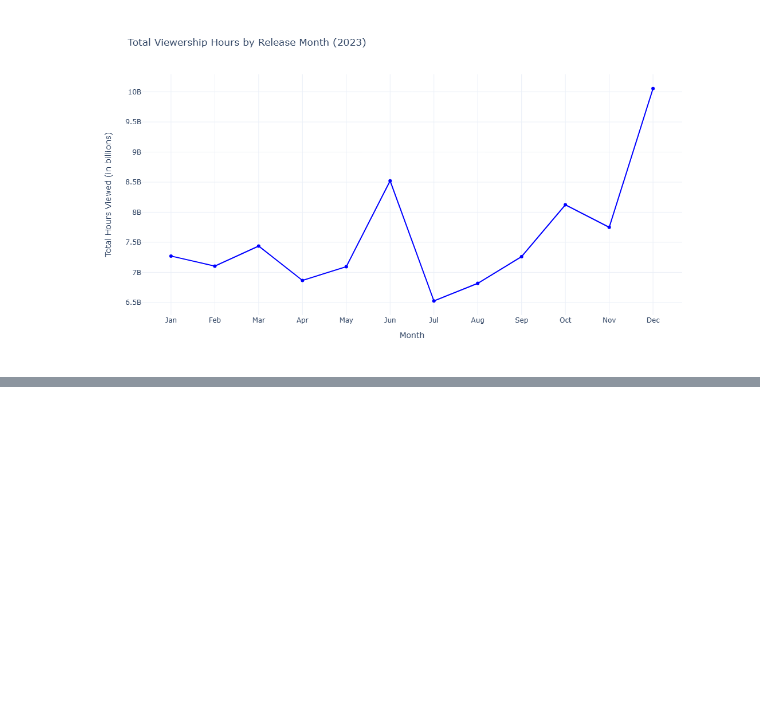
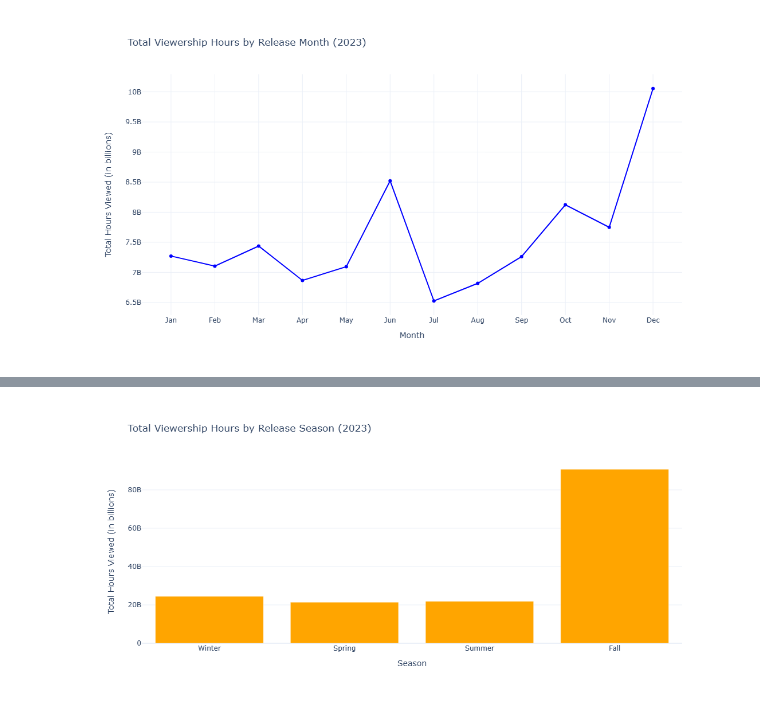
Before and after one commit to Unnathi-Ub/Netflix-Content-Strategy-Analysis-with-Python, a Jupyter notebook: Netflix-Content-Strategy-Analysis-with-Python.ipynb, the cells around one changed output, grey strips where cells are left out. Cells and saved outputs as stored; diff of their text form; code cells hidden in the pictures; blank space fills up the shorter version.

```diff
--- a/Netflix-Content-Strategy-Analysis-with-Python.ipynb
+++ b/Netflix-Content-Strategy-Analysis-with-Python.ipynb
@@ -314,0 +352,48 @@ top_5_title[['Title' , 'Available Globally?' ,	'Release Date' ,	'Hours Viewed' ,
+# %%
+# Now, let’s explore the total viewership hours distributed across different release seasons:
+
+# define seasons based on release months
+def get_season(month):
+    if month in [12, 1, 2]:
+        return 'Winter'
+    elif month in [3, 4, 5]:
+        return 'Spring'
+    elif month in [6, 7, 8]:
+        return 'Summer'
+    else:
+        return 'Fall'
+
+# apply the season categorization to the dataset
+df['Release Season'] = df['Release Month'].apply(get_season)
+
+# aggregate viewership hours by release season
+seasonal_viewership = df.groupby('Release Season')['Hours Viewed'].sum()
+
+# order the seasons as 'Winter', 'Spring', 'Summer', 'Fall'
+seasons_order = ['Winter', 'Spring', 'Summer', 'Fall']
+seasonal_viewership = seasonal_viewership.reindex(seasons_order)
+
+fig = go.Figure(data=[
+    go.Bar(
+        x=seasonal_viewership.index,
+        y=seasonal_viewership.values,
+        marker_color='orange'
+    )
+])
+
+fig.update_layout(
+    title='Total Viewership Hours by Release Season (2023)',
+    xaxis_title='Season',
+    yaxis_title='Total Hours Viewed (in billions)',
+    xaxis_tickangle=0,
+    height=500,
+    width=800,
+    xaxis=dict(
+        categoryorder='array',
+        categoryarray=seasons_order
+    )
+)
+
+fig.show()
+# %% [output]
+[figure, added]
```
Also changed, not shown: parts of 2 cells of this notebook.
